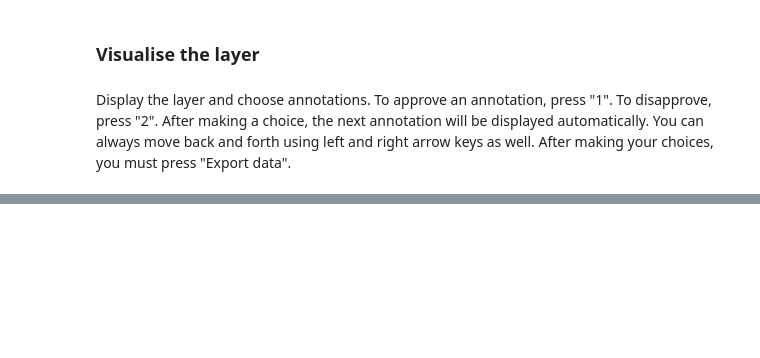
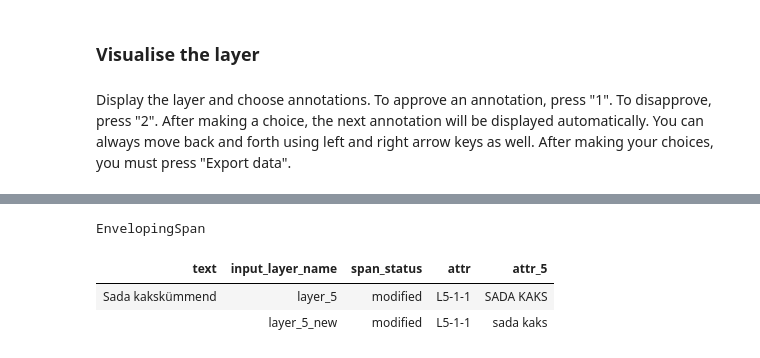
Before and after one commit to estnltk/estnltk, a Jupyter notebook: estnltk/visualisation/notebooks/diff_visualisation.ipynb, the cells around one changed output, grey strips where cells are left out. Cells and saved outputs as stored; diff of their text form; code cells hidden in the pictures; blank space fills up the shorter version.

```diff
--- a/estnltk/visualisation/notebooks/diff_visualisation.ipynb
+++ b/estnltk/visualisation/notebooks/diff_visualisation.ipynb
@@ -128,3 +158,10 @@ display(diff_layer)
+# %%
+diff_layer[0]
+# %% [output]
+EnvelopingSpan
+| text | input_layer_name | span_status | attr | attr_5 |
+| Sada kakskümmend | layer_5 | modified | L5-1-1 | SADA KAKS |
+|  | layer_5_new | modified | L5-1-1 | sada kaks |
 # %%
 diff_layer
 # %% [output]
```
Also changed, not shown: parts of 9 cells of this notebook, 8 other files.
